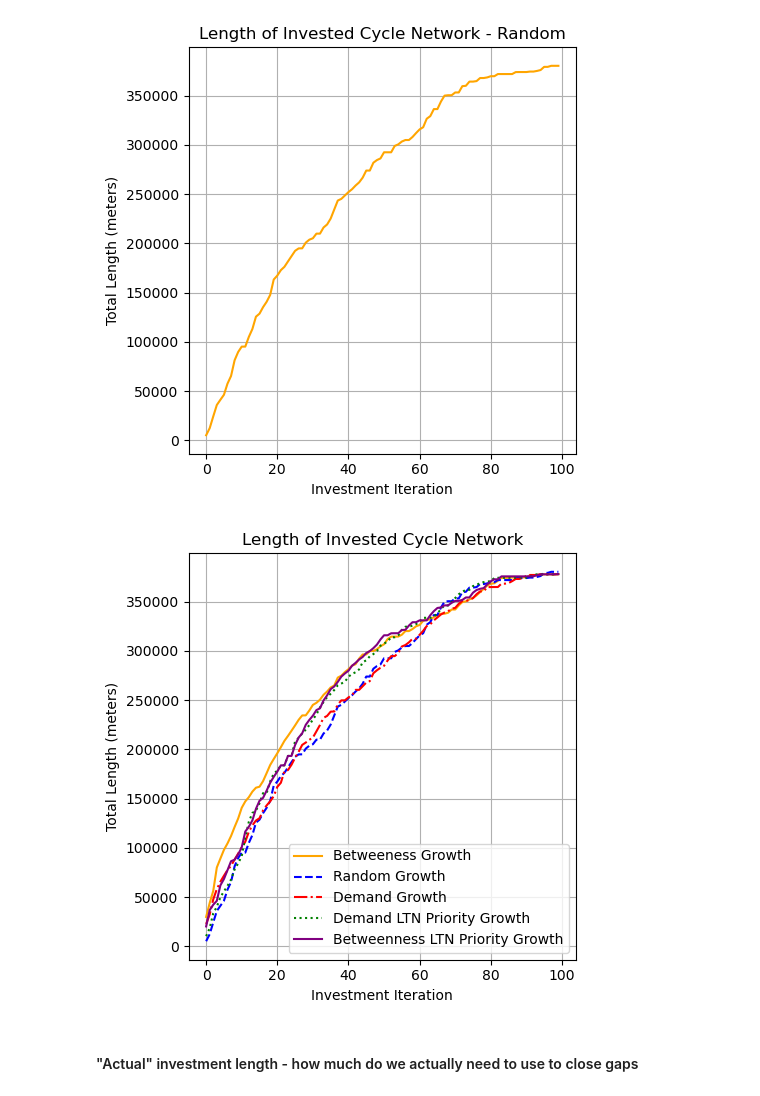
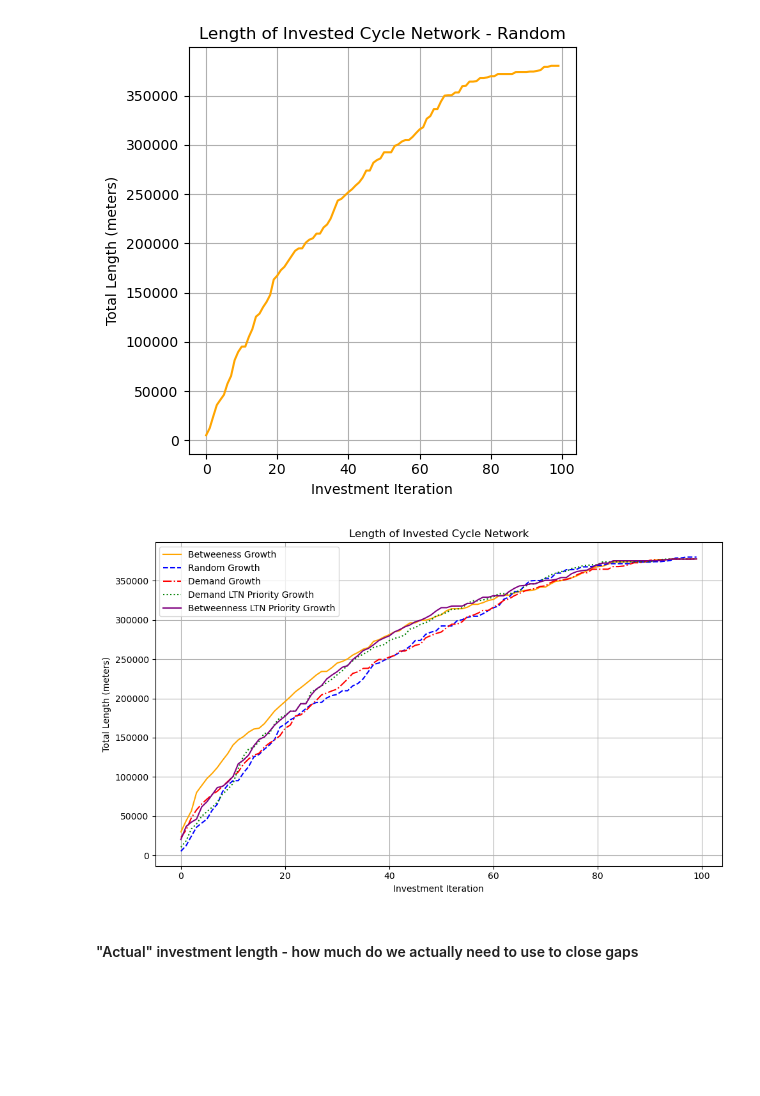
Before and after one commit to Froguin99/bikenwgrowth-with-LTNs, a Jupyter notebook: code/05_analyze_results.ipynb, the cells around one changed output. Drawn from its saved outputs; the diff is of its cells as text; code cells hidden in the pictures; blank space fills up the shorter version.

```diff
--- a/code/05_analyze_results.ipynb
+++ b/code/05_analyze_results.ipynb
@@ -467,35 +467,35 @@ if rerun or 'total_lengths' not in analysis_results:
         'demand_total_lengths_ltn_priority': demand_total_lengths_ltn_priority,
         'betweenness_total_lengths_ltn_priority': betweenness_total_lengths_ltn_priority,
     })
 
     # Save updated results
     with open(analysis_res_pickle, 'wb') as f:
         pickle.dump(analysis_results, f)
 
     # save to csv
     df = pd.DataFrame({k: pd.Series(v) for k,v in analysis_results.items()})
     df.to_csv(analysis_res_csv, index=False)
 
 # Plot the analysis results
-plt.figure(figsize=(5, 5))
+plt.figure(figsize=(10, 6))
 plt.plot(analysis_results['total_lengths'], linestyle='-', color='orange', label='Betweeness Growth')
 plt.plot(analysis_results['random_total_lengths'], linestyle='--', color='blue', label='Random Growth')
 plt.plot(analysis_results['demand_total_lengths'], linestyle='-.', color='red', label='Demand Growth')
 plt.plot(analysis_results['demand_total_lengths_ltn_priority'], linestyle=':', color='green', label='Demand LTN Priority Growth')
 plt.plot(analysis_results['betweenness_total_lengths_ltn_priority'], linestyle='-', color='purple', label='Betweenness LTN Priority Growth')
 plt.xlabel('Investment Iteration')
 plt.ylabel('Total Length (meters)')
 plt.title('Length of Invested Cycle Network')
 plt.legend()
 plt.grid(True)
 plt.tight_layout()
 
 output_path = PATH["plots"] + "/" + placeid + "/loInvestment.png"
 plt.savefig(output_path, dpi=300)
 
 plt.show()
 # %% [output]
-[figure, old version]
+[figure, new version]
 # %% [markdown]
 #### "Actual" investment length - how much do we actually need to use to close gaps
 # %% [markdown]
```
Also changed, not shown: parts of 16 cells of this notebook.
